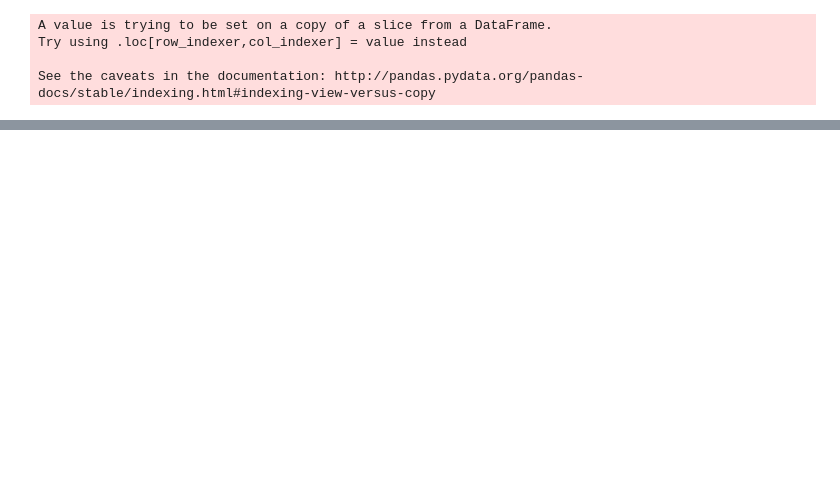
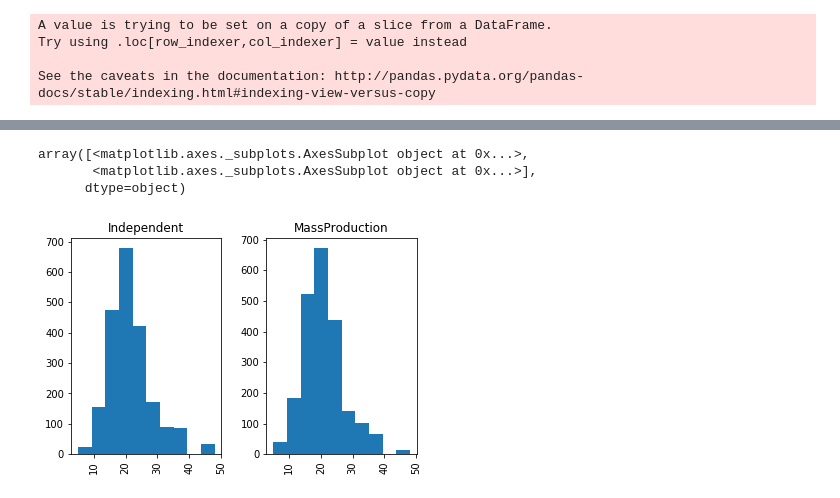
Before and after one commit to powergascan/mod-1-proj, a Jupyter notebook: Untitled.ipynb, the cells around one changed output, grey strips where cells are left out. Drawn from its saved outputs; the diff is of its cells as text; code cells hidden in the pictures; blank space fills up the shorter version.

```diff
--- a/Untitled.ipynb
+++ b/Untitled.ipynb
@@ -197,9 +116,11 @@ GDP=pd.read_csv("../GDPDEF.csv").rename(columns={"Year":"year"})
 matched=matched.merge(GDP, on='year')
 # %%
 for i in to_replace_list:
-    matched[i]=matched[i].astype("int64")/matched['GDP_Index']
+    matched[i]=matched[i].astype("int64")/matched['nondurable_goods_expenditure']*100
 # %%
 matched['domestic_profit']=(matched['domestic_gross']-matched['production_budget'])
 matched['foreign_profit']=(matched['worldwide_gross']-matched['domestic_gross'])
 matched['profit_margin']=(matched['worldwide_gross']-matched['production_budget'])/(matched['production_budget'])*100
+matched['domestic_margin']=(matched['domestic_profit'])/(matched['production_budget'])*100
+matched['foreign_margin']=(matched['foreign_profit'])/(matched['production_budget'])*100
 # %%
@@ -225,5 +138,0 @@ import seaborn as sns
-# %%
-matched['production_budget_mean']=matched.groupby(['year'])['production_budget'].transform("mean")
-matched['production_budget_std']=matched.groupby(['year'])['production_budget'].transform("std")
-matched['production_budget_norm']=(matched['production_budget']-matched['production_budget_mean'])/matched['production_budget_std']
-matched['budget_size']=pd.cut(matched['production_budget_norm'], bins=3)
@@ -253,0 +139,13 @@ matched.describe().T
+# %%
+matched['production_budget_rank']=matched.groupby(['year'])['production_budget'].rank(pct=True)
+matched['budget_size']=pd.cut(matched['production_budget_rank'], bins=2, labels=["Independent","MassProduction"])
+matched['count']=matched.groupby(['view_date'])['title'].transform("count")
+matched['competition_size']=pd.cut(matched['count'], bins=4, \
+                                   labels=['Low','Moderately Low','Moderately High','High'])
+# %%
+matched.hist('count',by="budget_size")
+# %% [output]
+array([<matplotlib.axes._subplots.AxesSubplot object at 0x...>,
+       <matplotlib.axes._subplots.AxesSubplot object at 0x...>],
+      dtype=object)
+[figure, added]
```
Also changed, not shown: parts of 36 cells of this notebook.
